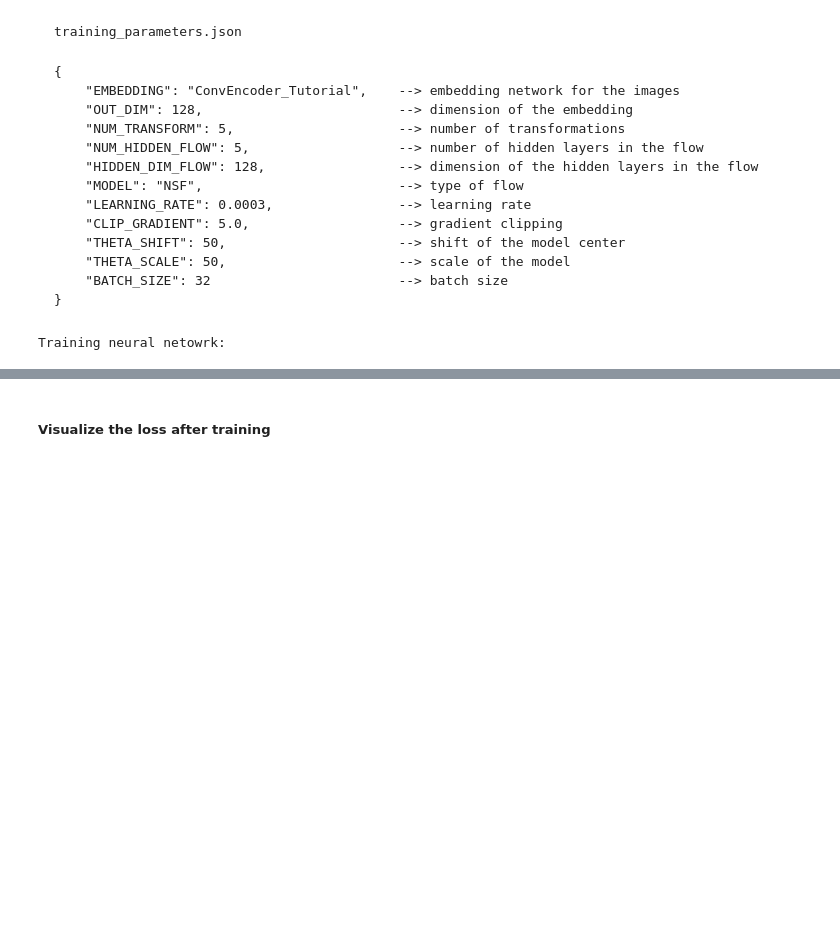
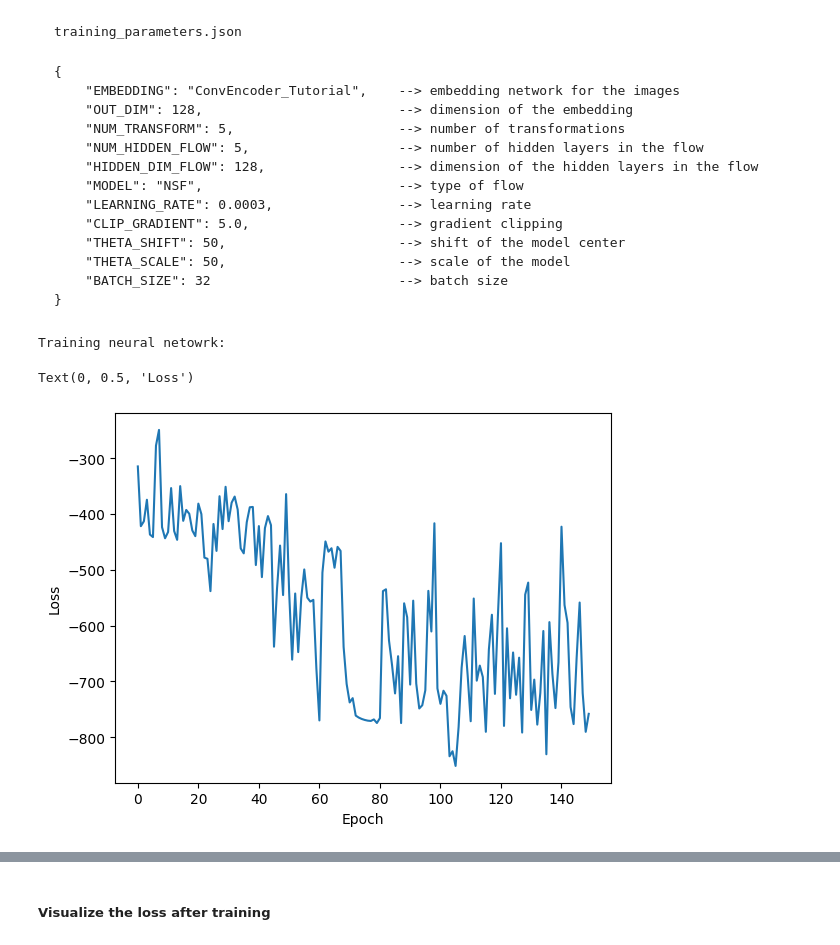
Before and after one commit to dariagusew/cryoSBI, a Jupyter notebook: tutorials/NLE/test_nle.ipynb, the cells around one changed output, grey strips where cells are left out. Cells and saved outputs as stored; diff of their text form; code cells hidden in the pictures; blank space fills up the shorter version.

```diff
--- a/tutorials/NLE/test_nle.ipynb
+++ b/tutorials/NLE/test_nle.ipynb
@@ -175,3 +175,11 @@ train_nle_model.nle_train_no_saving(
 )
 # %% [output]
 Training neural netowrk:
+# %%
+plt.plot(torch.load("tutorial.loss"))
+plt.xlabel("Epoch")
+plt.ylabel("Loss")
+#0.00003
+# %% [output]
+Text(0, 0.5, 'Loss')
+[figure, added]
```
Also changed, not shown: parts of 8 cells of this notebook, 5 other files.
